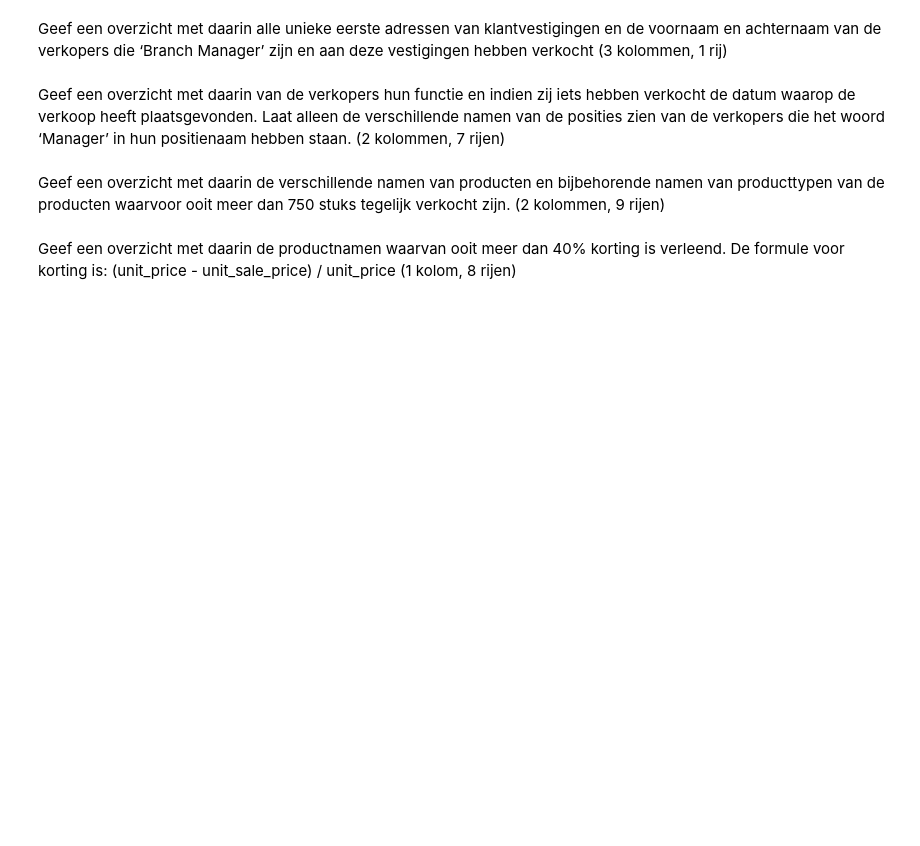
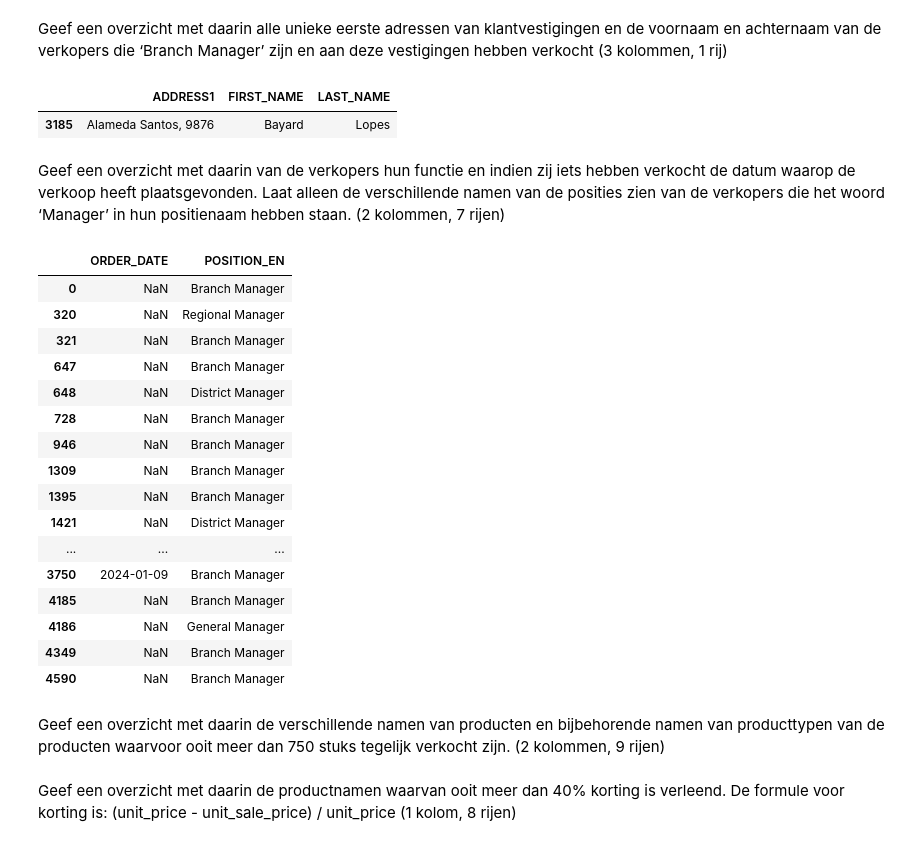
Before and after one commit to ReesMehorst/DEAI, a Jupyter notebook: Week1/DEAI - Pythonweek WC Dataselectie met pandas/OpdrachtenMees.ipynb, the cells around one changed output. Drawn from its saved outputs; the diff is of its cells as text; code cells hidden in the pictures; blank space fills up the shorter version.

```diff
--- a/Week1/DEAI - Pythonweek WC Dataselectie met pandas/OpdrachtenMees.ipynb
+++ b/Week1/DEAI - Pythonweek WC Dataselectie met pandas/OpdrachtenMees.ipynb
@@ -299,7 +348,60 @@ Geef een overzicht met daarin de productnamen die tot het producttype ‘Eyewear
 # %% [markdown]
 Geef een overzicht met daarin alle unieke eerste adressen van klantvestigingen en de voornaam en achternaam van de verkopers die ‘Branch Manager’ zijn en aan deze vestigingen hebben verkocht (3 kolommen, 1 rij)
+# %%
+sql_query_order_header = 'SELECT * FROM order_header'
+sql_query_sales_staff = 'SELECT * FROM sales_staff'
+
+order_header = pd.read_sql(sql_query_order_header, conn)
+#retailer_site heb ik al aangemaakt in een van de vorige opgaves
+sales_staff = pd.read_sql(sql_query_sales_staff, conn)
+
+triple_merge = order_header.merge(
+    retailer_site,
+    on="RETAILER_SITE_CODE",
+    how="left"
+).merge(
+    sales_staff,
+    on="SALES_STAFF_CODE",
+    how="left"
+)
+
+triple_merge.loc[
+    triple_merge['POSITION_EN'] == 'Branch Manager',
+    ['ADDRESS1', 'FIRST_NAME', 'LAST_NAME']
+].drop_duplicates('ADDRESS1')
+# %% [output]
+|  | ADDRESS1 | FIRST_NAME | LAST_NAME |
+| 3185 | Alameda Santos, 9876 | Bayard | Lopes |
 # %% [markdown]
 Geef een overzicht met daarin van de verkopers hun functie en indien zij iets hebben verkocht de datum waarop de verkoop heeft plaatsgevonden. Laat alleen de verschillende namen van de posities zien van de verkopers die het woord ‘Manager’ in hun positienaam hebben staan. (2 kolommen, 7 rijen)
+# %%
+sales_staff = pd.read_sql_query(sql_query_sales_staff, conn)
+order_header = pd.read_sql_query(sql_query_order_header, conn)
+
+verkoperDatum = sales_staff.merge(order_header, on="SALES_STAFF_CODE", how="left")
+
+verkoperDatum.loc[
+    verkoperDatum['POSITION_EN'].str.contains("Manager", na=False),
+    ['ORDER_DATE','POSITION_EN']
+]
+# %% [output]
+|  | ORDER_DATE | POSITION_EN |
+| 0 | NaN | Branch Manager |
+| 320 | NaN | Regional Manager |
+| 321 | NaN | Branch Manager |
+| 647 | NaN | Branch Manager |
+| 648 | NaN | District Manager |
+| 728 | NaN | Branch Manager |
+| 946 | NaN | Branch Manager |
+| 1309 | NaN | Branch Manager |
+| 1395 | NaN | Branch Manager |
+| 1421 | NaN | District Manager |
+| ... | ... | ... |
+| 3750 | 2024-01-09 | Branch Manager |
+| 4185 | NaN | Branch Manager |
+| 4186 | NaN | General Manager |
+| 4349 | NaN | Branch Manager |
+| 4590 | NaN | Branch Manager |
 # %% [markdown]
 Geef een overzicht met daarin de verschillende namen van producten en bijbehorende namen van producttypen van de producten waarvoor ooit meer dan 750 stuks tegelijk verkocht zijn. (2 kolommen, 9 rijen)
 # %% [markdown]
```
Also changed, not shown: parts of 2 cells of this notebook.
